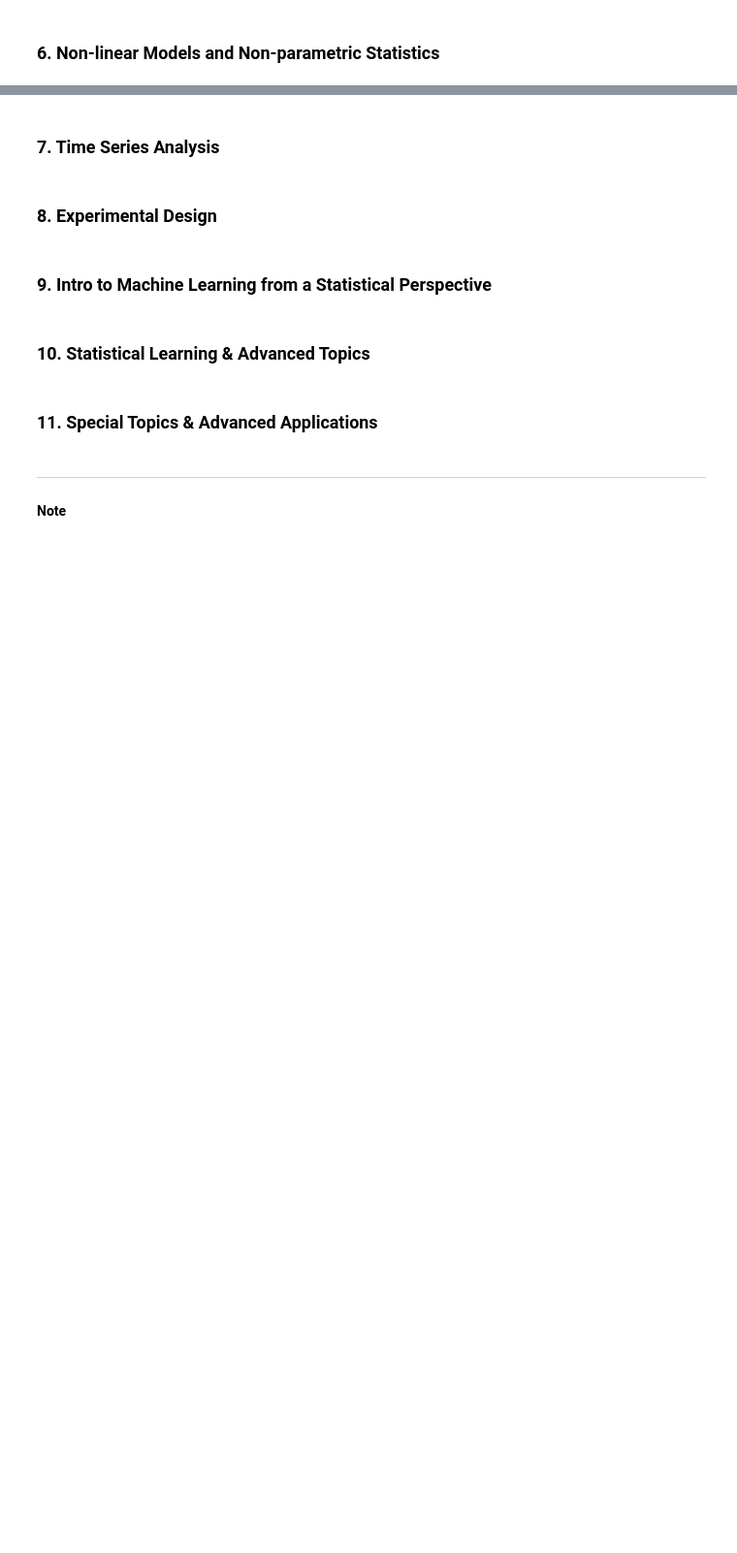
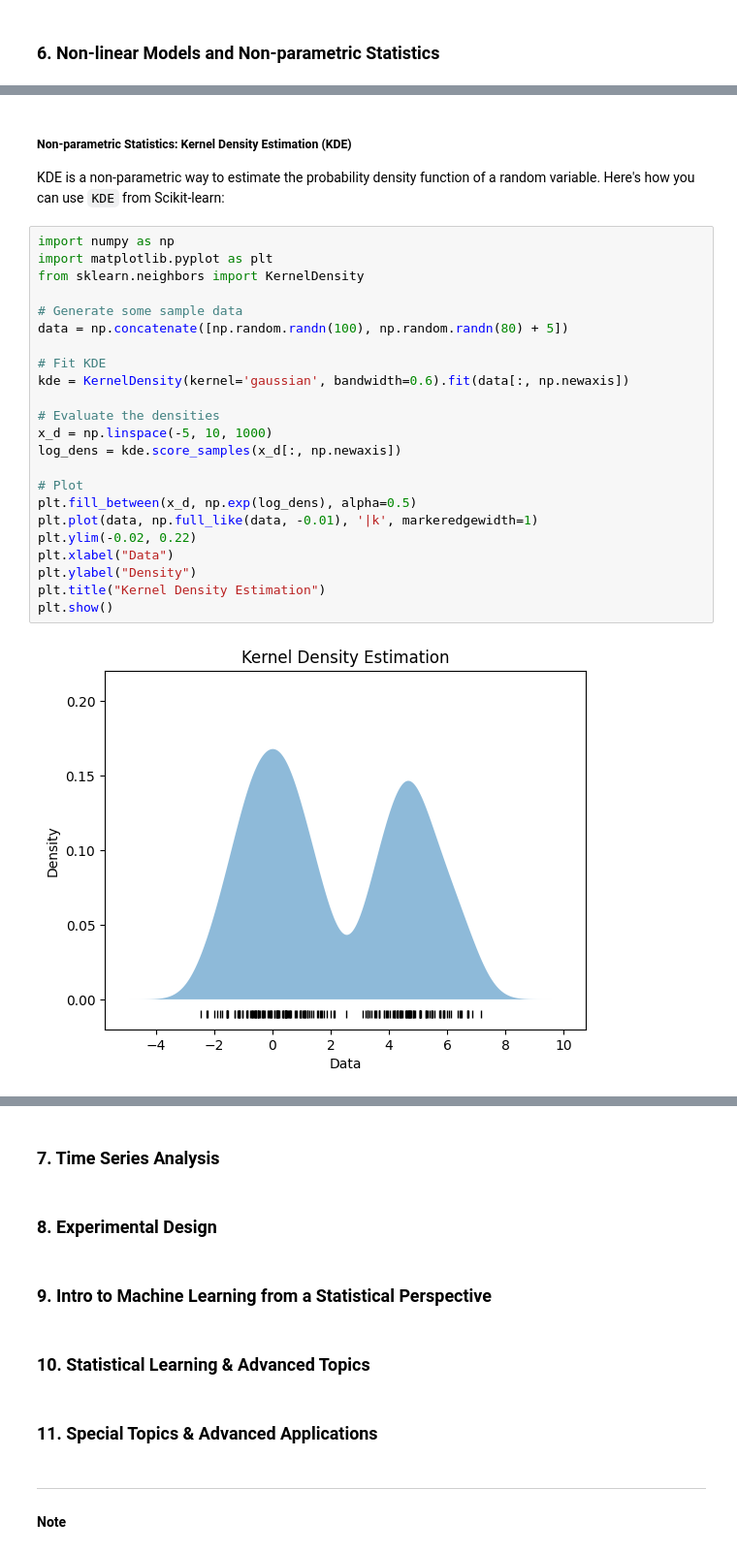
Before and after one commit to natapone/learning_ai_by_coding, a Jupyter notebook: 1-4_statistic.ipynb, the cells around one changed output, grey strips where cells are left out. Shown at 97% size. Drawn from its saved outputs; the diff is of its cells as text; blank space fills up the shorter version.

```diff
--- a/1-4_statistic.ipynb
+++ b/1-4_statistic.ipynb
@@ -1623,0 +1809,29 @@ Here,
+# %% [markdown]
+##### Non-parametric Statistics: Kernel Density Estimation (KDE)
+
+KDE is a non-parametric way to estimate the probability density function of a random variable. Here's how you can use `KDE` from Scikit-learn:
+# %%
+import numpy as np
+import matplotlib.pyplot as plt
+from sklearn.neighbors import KernelDensity
+
+# Generate some sample data
+data = np.concatenate([np.random.randn(100), np.random.randn(80) + 5])
+
+# Fit KDE
+kde = KernelDensity(kernel='gaussian', bandwidth=0.6).fit(data[:, np.newaxis])
+
+# Evaluate the densities
+x_d = np.linspace(-5, 10, 1000)
+log_dens = kde.score_samples(x_d[:, np.newaxis])
+
+# Plot
+plt.fill_between(x_d, np.exp(log_dens), alpha=0.5)
+plt.plot(data, np.full_like(data, -0.01), '|k', markeredgewidth=1)
+plt.ylim(-0.02, 0.22)
+plt.xlabel("Data")
+plt.ylabel("Density")
+plt.title("Kernel Density Estimation")
+plt.show()
+# %% [output]
+[figure, added]
```
Also changed, not shown: parts of 10 cells of this notebook.
